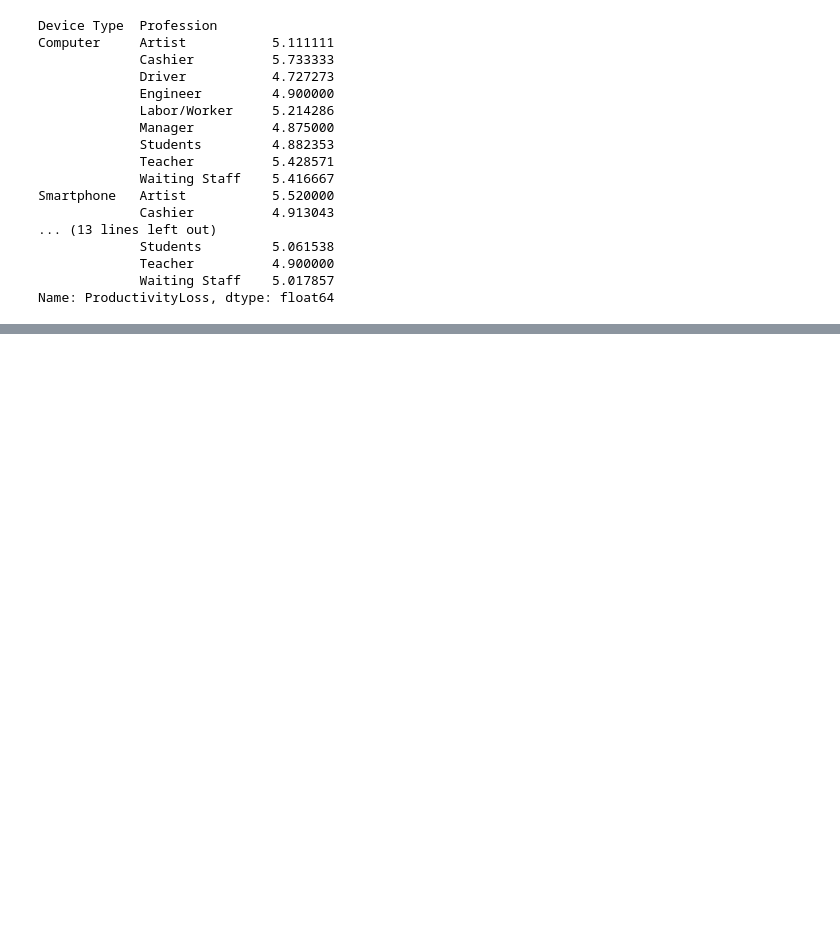
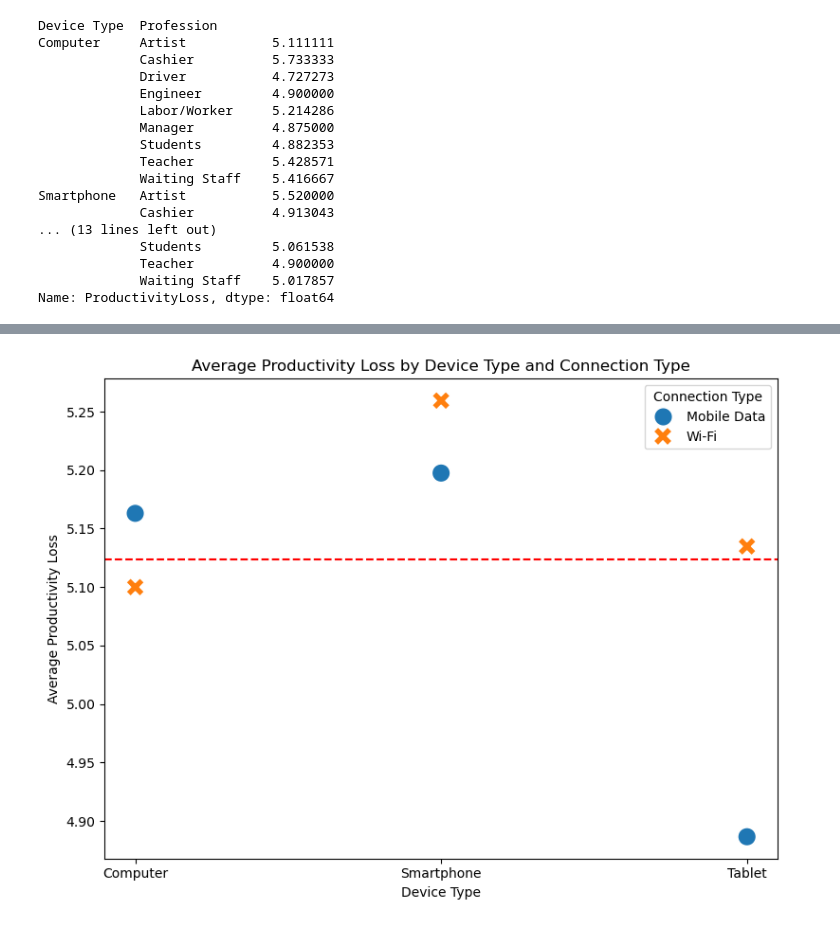
Before and after one commit to wrighang/project_01_team_11, a Jupyter notebook: daenaw.ipynb, the cells around one changed output, grey strips where cells are left out. Saved outputs shown, nothing was run; the diff lists cells and outputs as text; code cells hidden in the pictures; blank space fills up the shorter version.

```diff
--- a/daenaw.ipynb
+++ b/daenaw.ipynb
@@ -174,0 +176,22 @@ Name: ProductivityLoss, dtype: float64
+# %%
+#Group by Device Type Measurement
+device_connection_productivity = darkside_df.groupby(['Device Type', 'Connection Type'])['ProductivityLoss'].mean()
+
+# Calculate the overall mean productivity loss for the annotation line
+mean_productivity_loss = device_connection_productivity.mean()
+
+# Reset the index to make 'Device Type' and 'Connection Type' columns
+device_connection_productivity = device_connection_productivity.reset_index()
+
+# Scatter plot with Device Type on x-axis, Productivity Loss on y-axis, and Connection Type as color
+plt.figure(figsize=(8, 6))
+sns.scatterplot(data=device_connection_productivity, x='Device Type', y='ProductivityLoss', hue='Connection Type', style='Connection Type', s=200)
+plt.xlabel('Device Type')
+plt.ylabel('Average Productivity Loss')
+plt.title("Average Productivity Loss by Device Type and Connection Type")
+plt.legend(title="Connection Type")
+plt.axhline(y=mean_productivity_loss, color='red', linestyle='--', linewidth=1.5, label=f'Average Productivity Loss ({mean_productivity_loss:.2f})')
+plt.tight_layout()
+plt.show()
+# %% [output]
+[figure, added]
```
Also changed, not shown: parts of 4 cells of this notebook.
